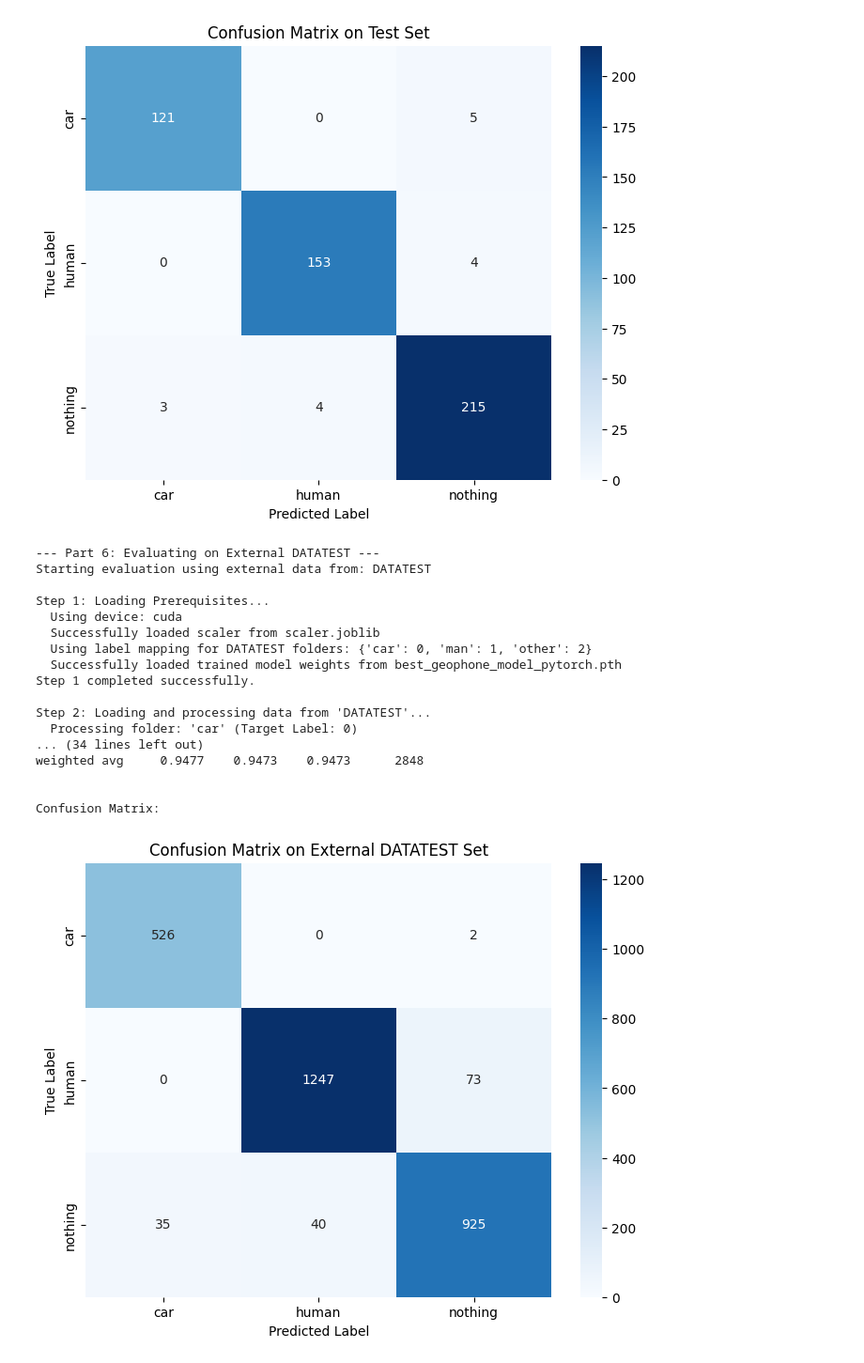
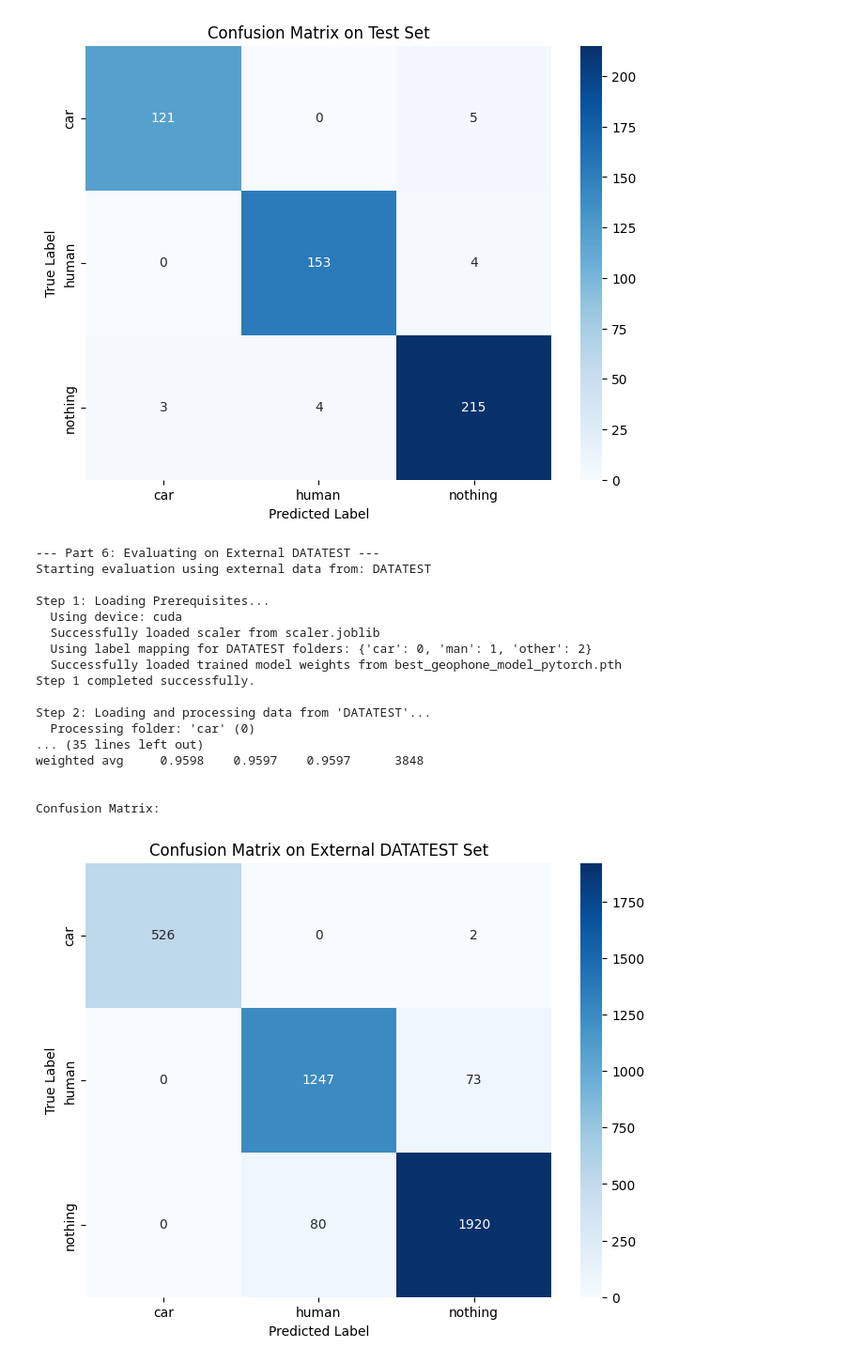
Before and after one commit to Lidorpahima/GeoSense-AI-Human-Motion-Detection-with-Geophones, a Jupyter notebook: ProjectV3 EachSensor.ipynb, the cells around one changed output. Shown at 94% size. Cells and saved outputs as stored; diff of their text form; code cells hidden in the pictures.

```diff
--- a/ProjectV3 EachSensor.ipynb
+++ b/ProjectV3 EachSensor.ipynb
@@ -740,7 +740,6 @@ if __name__ == '__main__':
         print(f"  Successfully loaded trained model weights from {MODEL_SAVE_PATH}")
         print("Step 1 completed successfully.")
 
-        # --- 2. Load and Process New Data from DATATEST ---
         print(f"\nStep 2: Loading and processing data from '{DATATEST_DIR}'...")
         all_new_windows = []
         all_new_labels = []
@@ -748,42 +747,66 @@ if __name__ == '__main__':
 
         for folder_name, target_label_int in new_folder_to_int.items():
             folder_path = os.path.join(DATATEST_DIR, folder_name)
-            # ... (Rest of the data loading loop is likely okay, kept for completeness) ...
-            if not os.path.isdir(folder_path):
-                print(f"  Warning: Subfolder '{folder_name}' not found. Skipping.")
-                continue
-            found_folders_count += 1
-            print(f"  Processing folder: '{folder_name}' (Target Label: {target_label_int})")
+            if not os.path.isdir(folder_path): print(f"  Warn: Folder '{folder_name}' skip."); continue
+            found_folders_count += 1; print(f"  Processing folder: '{folder_name}' ({target_label_int})")
             csv_files_in_folder = glob.glob(os.path.join(folder_path, '*.csv'))
-            if not csv_files_in_folder:
-                print(f"    Warning: No CSV files found.")
-                continue
-            file_count_in_folder, window_count_in_folder = 0, 0
+            if not csv_files_in_folder: print(f"    Warn: No CSVs."); continue
+            f_count, w_count = 0, 0
             for filepath in csv_files_in_folder:
                 try:
-                    df = pd.read_csv(filepath, header=None)
+                    # קרא את ה-CSV, נסה להמיר ישר ל-float, כפה שגיאות ל-NaN
+                    df = pd.read_csv(filepath, header=None, dtype=np.float64, low_memory=False)
+
                     file_processed = False
                     for i, col_name in enumerate(df.columns):
+                        # קבל את העמודה כמערך NumPy
+                        # ודא שזה float, החלף NaNs/Infs באפסים
                         sensor_series = df[col_name].values
+                        # *** ניקוי אגרסיבי יותר כאן ***
+                        if pd.isna(sensor_series).any(): # בדיקה חזקה יותר מ-np.isnan לפעמים
+                            sensor_series = np.nan_to_num(sensor_series, nan=0.0, posinf=0.0, neginf=0.0)
+
+                        # ודא שהסוג הוא float (למקרה שהיה משהו אחר)
+                        sensor_series = sensor_series.astype(np.float32) # המרה ל-float32 (יעיל יותר ללמידה עמוקה)
+
+                        # בדיקה נוספת אחרי הניקוי וההמרה
+                        if np.isnan(sensor_series).any() or np.isinf(sensor_series).any():
+                            print(f"    ERROR: NaN/Inf STILL PRESENT after cleaning in {os.path.basename(filepath)}, col {i}. Skipping column.")
+                            continue # דלג על עמודה זו
+
+                        # צור חלונות *רק* אם הניקוי הצליח
                         windows = create_windows(sensor_series, WINDOW_SIZE, STEP)
                         if windows.size > 0:
-                            all_new_windows.extend(windows)
+                            # ודא שגם החלונות הם מסוג float32
+                            all_new_windows.extend(windows.astype(np.float32))
                             all_new_labels.extend([target_label_int] * len(windows))
-                            window_count_in_folder += len(windows)
+                            w_count += len(windows)
                             file_processed = True
-                    if file_processed: file_count_in_folder += 1
+
+                    if file_processed: f_count += 1
+                except pd.errors.ParserError as pe:
+                     print(f"    ERROR Parsing CSV file {os.path.basename(filepath)}: {pe}. Skipping file.")
                 except Exception as e:
                     print(f"    Error processing file {os.path.basename(filepath)}: {e}")
-            print(f"    Processed {file_count_in_folder} files, created {window_count_in_folder} windows.")
+            print(f"    Processed {f_count} files, created {w_count} windows.")
 
-
+        # --- המשך הקוד ---
         if found_folders_count == 0 or not all_new_windows:
             raise RuntimeError(f"No valid data or windows found/created in {DATATEST_DIR}.")
 
-        X_new = np.array(all_new_windows)
+        # *** יצירת המערך הגדול - כעת הנתונים אמורים להיות נקיים יותר ***
+        print(f"Attempting to create NumPy array from {len(all_new_windows)} windows...")
+        X_new = np.array(all_new_windows, dtype=np.float32) # כפה dtype אחיד
         y_new_true = np.array(all_new_labels)
-        print(f"  Successfully loaded and windowed {len(X_new)} total samples.")
+
+        # בדוק מיד אחרי היצירה
+        if np.isnan(X_new).any() or np.isinf(X_new).any():
+            # אם זה עדיין קורה, הבעיה עמוקה יותר (אולי זיכרון, או סוג נתונים לא צפוי)
+            raise ValueError("NaN/Inf detected immediately after creating X_new NumPy array, even after cleaning attempts!")
+        else:
+            print(f"  Successfully created X_new array. Shape: {X_new.shape}. Check passed.")
         print("Step 2 completed successfully.")
+
 
         # --- 3. Preprocess New Data (Scaling) ---
         print("\nStep 3: Applying standardization...")
@@ -836,37 +859,37 @@ if __name__ == '__main__':
         print(f"Test Accuracy: {test_accuracy:.4f} ({test_accuracy*100:.2f}%)")
         print("\nClassification Report:")
         print(classification_report(y_true_final, y_pred_final, target_names=ORIGINAL_CATEGORIES, digits=4))
         print("\nConfusion Matrix:")
         cm = confusion_matrix(y_true_final, y_pred_final)
         plt.figure(figsize=(8, 6))
         sns.heatmap(cm, annot=True, fmt='d', cmap='Blues', xticklabels=ORIGINAL_CATEGORIES, yticklabels=ORIGINAL_CATEGORIES)
         plt.xlabel('Predicted Label'); plt.ylabel('True Label')
         plt.title('Confusion Matrix on External DATATEST Set'); plt.show()
     else:
         print("\nSkipping result display because evaluation did not complete successfully.")
 
 
 else:
     print("This script needs to be run directly to execute the evaluation.")
 # %% [output]
 --- Part 6: Evaluating on External DATATEST ---
 Starting evaluation using external data from: DATATEST
 
 Step 1: Loading Prerequisites...
   Using device: cuda
   Successfully loaded scaler from scaler.joblib
   Using label mapping for DATATEST folders: {'car': 0, 'man': 1, 'other': 2}
   Successfully loaded trained model weights from best_geophone_model_pytorch.pth
 Step 1 completed successfully.
 
 Step 2: Loading and processing data from 'DATATEST'...
-  Processing folder: 'car' (Target Label: 0)
-... (34 lines left out)
-weighted avg     0.9477    0.9473    0.9473      2848
+  Processing folder: 'car' (0)
+... (35 lines left out)
+weighted avg     0.9598    0.9597    0.9597      3848
 
 
 Confusion Matrix:
-[figure, old version]
+[figure, new version]
 # %%
 # Part 7: Dataset Comparison (Original vs. External DATATEST)
 
```
Also changed, not shown: parts of 1 cell of this notebook, 1 other file.
